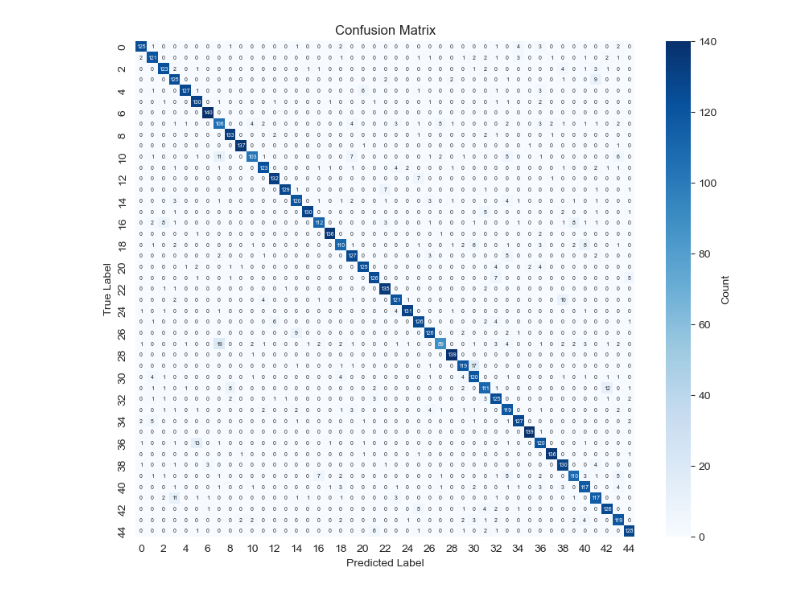
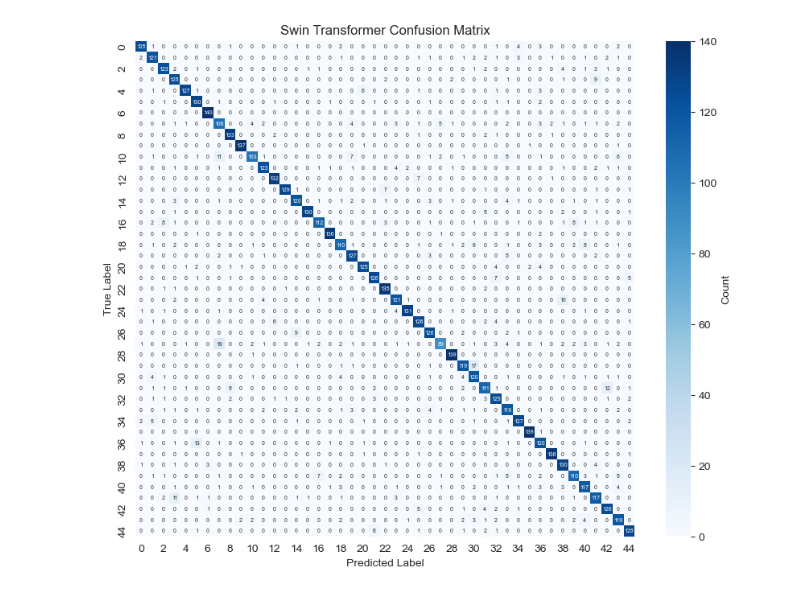
Before and after one commit to JackieLin2004/Intelligent-RS, a Jupyter notebook: SwinTransformer/draw_indicators.ipynb, the cells around one changed output. Cells and saved outputs as stored; diff of their text form; code cells hidden in the pictures.

Commit message:
Completion of SwinTransformer's metrics chart

```diff
--- a/SwinTransformer/draw_indicators.ipynb
+++ b/SwinTransformer/draw_indicators.ipynb
@@ -1,29 +1,29 @@
 # %%
 import matplotlib.pyplot as plt
 import seaborn as sns
 from sklearn.metrics import confusion_matrix
 
 # 读取真实标签和预测结果
 all_labels = []
 all_preds = []
 with open("./best_model_labels_preds.txt", "r") as f:
     for line in f:
         label, pred = map(int, line.strip().split())
         all_labels.append(label)
         all_preds.append(pred)
 
 # 计算混淆矩阵
 conf_matrix = confusion_matrix(all_labels, all_preds)
 
 # 绘制混淆矩阵热力图
 plt.figure(figsize=(10, 8))  # 调整图形大小
 sns.heatmap(conf_matrix, annot=True, fmt="d", cmap="Blues", cbar_kws={'label': 'Count'}, annot_kws={"size": 5})
 plt.xlabel("Predicted Label")
 plt.ylabel("True Label")
-plt.title("Confusion Matrix")
+plt.title("Swin Transformer Confusion Matrix")
 
 # 保存图像
-plt.savefig("./confusion_matrix.png", dpi=500)  # 保存为高分辨率图片
+plt.savefig("./SwinTransformer_Confusion_Matrix.png", dpi=500)  # 保存为高分辨率图片
 plt.show()
 # %% [output]
-[figure, old version]
+[figure, new version]
```
Also changed, not shown: parts of 2 cells of this notebook, 3 other files.
